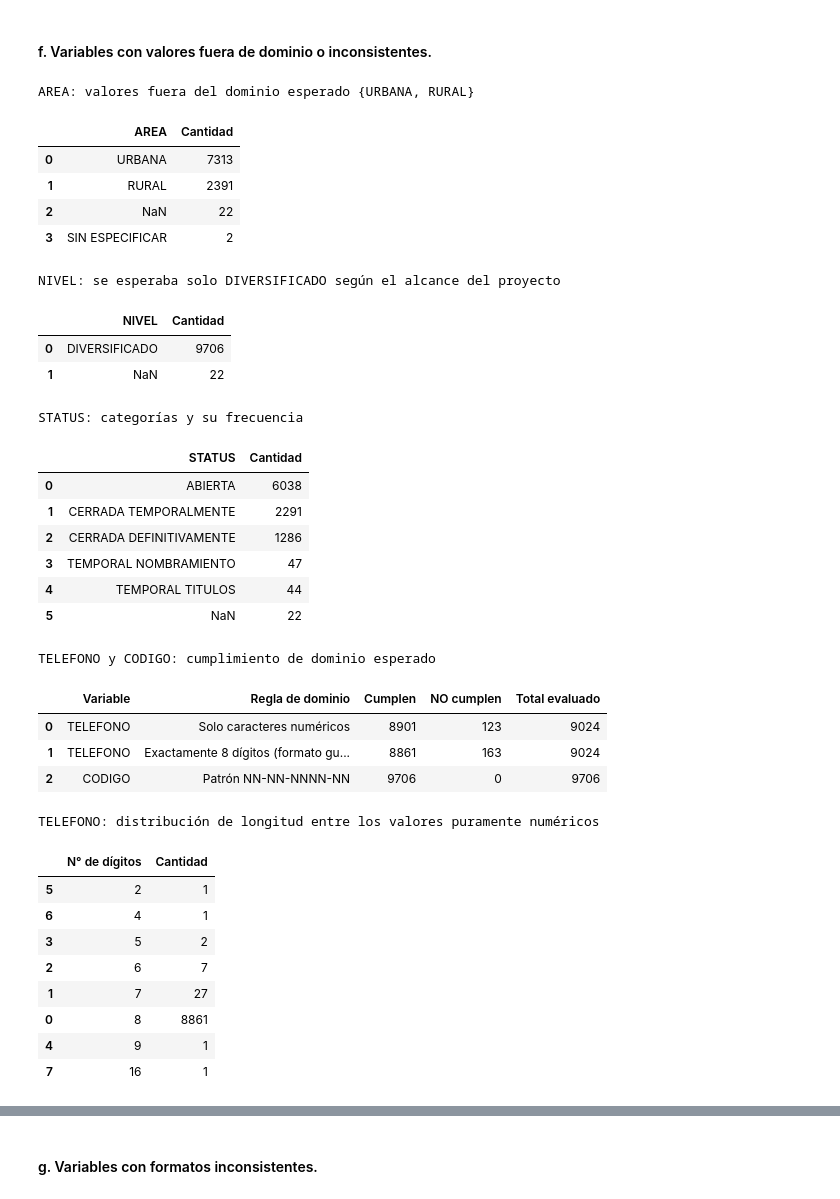
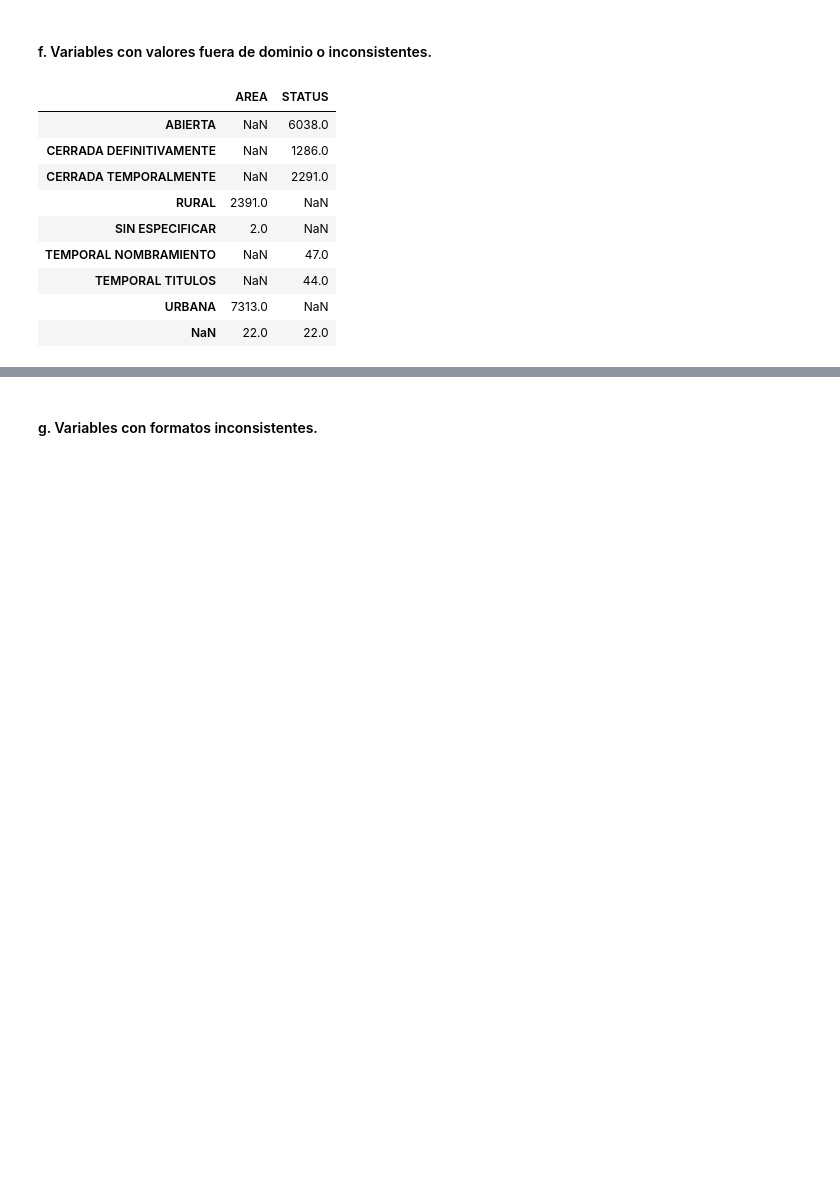
Before and after one commit to CindyGualim/DATA-SCIENCE_CC3084, a Jupyter notebook: Exploracion_Datos_Mineduc.ipynb, the cells around one changed output, grey strips where cells are left out. Drawn from its saved outputs; the diff is of its cells as text; code cells hidden in the pictures; blank space fills up the shorter version.

```diff
--- a/Exploracion_Datos_Mineduc.ipynb
+++ b/Exploracion_Datos_Mineduc.ipynb
@@ -188,73 +188,15 @@ Al excluir esas filas vacías, no queda ningún duplicado exacto entre estableci
 # %% [markdown]
 #### f. Variables con valores fuera de dominio o inconsistentes.
 # %%
-from IPython.display import display
-
-def tabla_conteo(serie, nombre_col):
-    return serie.value_counts(dropna=False).rename_axis(nombre_col).reset_index(name='Cantidad')
-
-print("AREA: valores fuera del dominio esperado {URBANA, RURAL}")
-display(tabla_conteo(df['AREA'], 'AREA'))
-
-print("NIVEL: se esperaba solo DIVERSIFICADO según el alcance del proyecto")
-display(tabla_conteo(df['NIVEL'], 'NIVEL'))
-
-print("STATUS: categorías y su frecuencia")
-display(tabla_conteo(df['STATUS'], 'STATUS'))
-
-telefonos = df['TELEFONO'].dropna().astype(str)
-solo_digitos = telefonos.str.fullmatch(r"\d+")
-telefono_valido = solo_digitos & (telefonos.str.len() == 8)
-patron_codigo = df['CODIGO'].dropna().str.fullmatch(r"\d{2}-\d{2}-\d{4}-\d{2}")
-
-print("TELEFONO y CODIGO: cumplimiento de dominio esperado")
-resumen_dominio = pd.DataFrame({
-    'Variable': ['TELEFONO', 'TELEFONO', 'CODIGO'],
-    'Regla de dominio': [
-        'Solo caracteres numéricos',
-        'Exactamente 8 dígitos (formato guatemalteco)',
-        'Patrón NN-NN-NNNN-NN',
-    ],
-    'Cumplen': [solo_digitos.sum(), telefono_valido.sum(), patron_codigo.sum()],
-    'NO cumplen': [(~solo_digitos).sum(), len(telefonos) - telefono_valido.sum(), (~patron_codigo).sum()],
-    'Total evaluado': [len(telefonos), len(telefonos), len(patron_codigo)],
-})
-display(resumen_dominio)
-
-print("TELEFONO: distribución de longitud entre los valores puramente numéricos")
-tabla_longitud = telefonos[solo_digitos].str.len().value_counts().rename_axis('N° de dígitos').reset_index(name='Cantidad').sort_values('N° de dígitos')
-display(tabla_longitud)
+df[['AREA', 'STATUS']].apply(lambda s: s.value_counts(dropna=False))
 # %% [output]
-AREA: valores fuera del dominio esperado {URBANA, RURAL}
-|  | AREA | Cantidad |
-| 0 | URBANA | 7313 |
-| 1 | RURAL | 2391 |
-| 2 | NaN | 22 |
-| 3 | SIN ESPECIFICAR | 2 |
+|  | AREA | STATUS |
+| ABIERTA | NaN | 6038.0 |
+| CERRADA DEFINITIVAMENTE | NaN | 1286.0 |
+| CERRADA TEMPORALMENTE | NaN | 2291.0 |
+| RURAL | 2391.0 | NaN |
+| SIN ESPECIFICAR | 2.0 | NaN |
+| TEMPORAL NOMBRAMIENTO | NaN | 47.0 |
+| TEMPORAL TITULOS | NaN | 44.0 |
+| URBANA | 7313.0 | NaN |
+| NaN | 22.0 | 22.0 |
-NIVEL: se esperaba solo DIVERSIFICADO según el alcance del proyecto
-|  | NIVEL | Cantidad |
-| 0 | DIVERSIFICADO | 9706 |
-| 1 | NaN | 22 |
-STATUS: categorías y su frecuencia
-|  | STATUS | Cantidad |
-| 0 | ABIERTA | 6038 |
-| 1 | CERRADA TEMPORALMENTE | 2291 |
-| 2 | CERRADA DEFINITIVAMENTE | 1286 |
-| 3 | TEMPORAL NOMBRAMIENTO | 47 |
-| 4 | TEMPORAL TITULOS | 44 |
-| 5 | NaN | 22 |
-TELEFONO y CODIGO: cumplimiento de dominio esperado
-|  | Variable | Regla de dominio | Cumplen | NO cumplen | Total evaluado |
-| 0 | TELEFONO | Solo caracteres numéricos | 8901 | 123 | 9024 |
-| 1 | TELEFONO | Exactamente 8 dígitos (formato gu... | 8861 | 163 | 9024 |
-| 2 | CODIGO | Patrón NN-NN-NNNN-NN | 9706 | 0 | 9706 |
-TELEFONO: distribución de longitud entre los valores puramente numéricos
-|  | N° de dígitos | Cantidad |
-| 5 | 2 | 1 |
-| 6 | 4 | 1 |
-| 3 | 5 | 2 |
-| 2 | 6 | 7 |
-| 1 | 7 | 27 |
-| 0 | 8 | 8861 |
-| 4 | 9 | 1 |
-| 7 | 16 | 1 |
```
Also changed, not shown: parts of 9 cells of this notebook.
